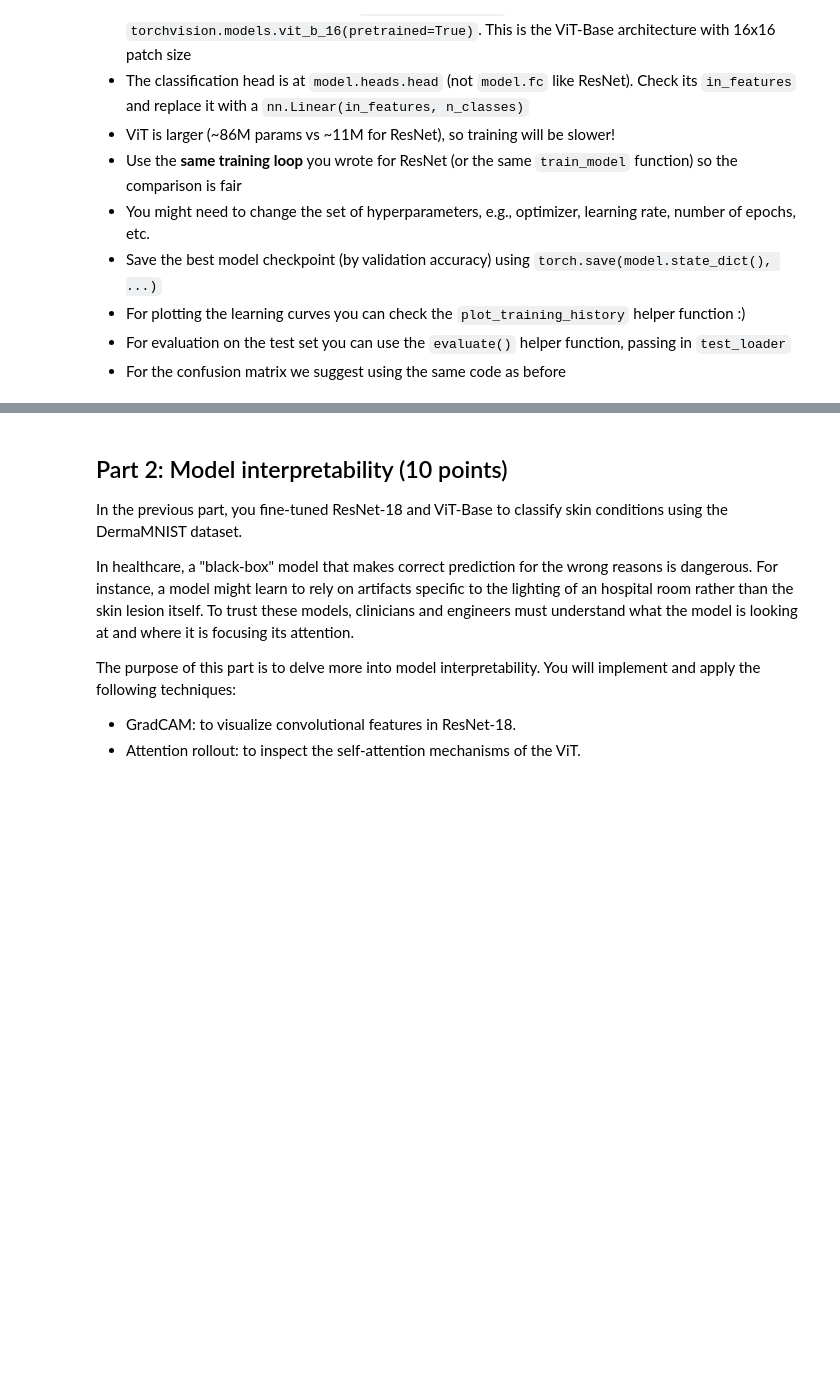
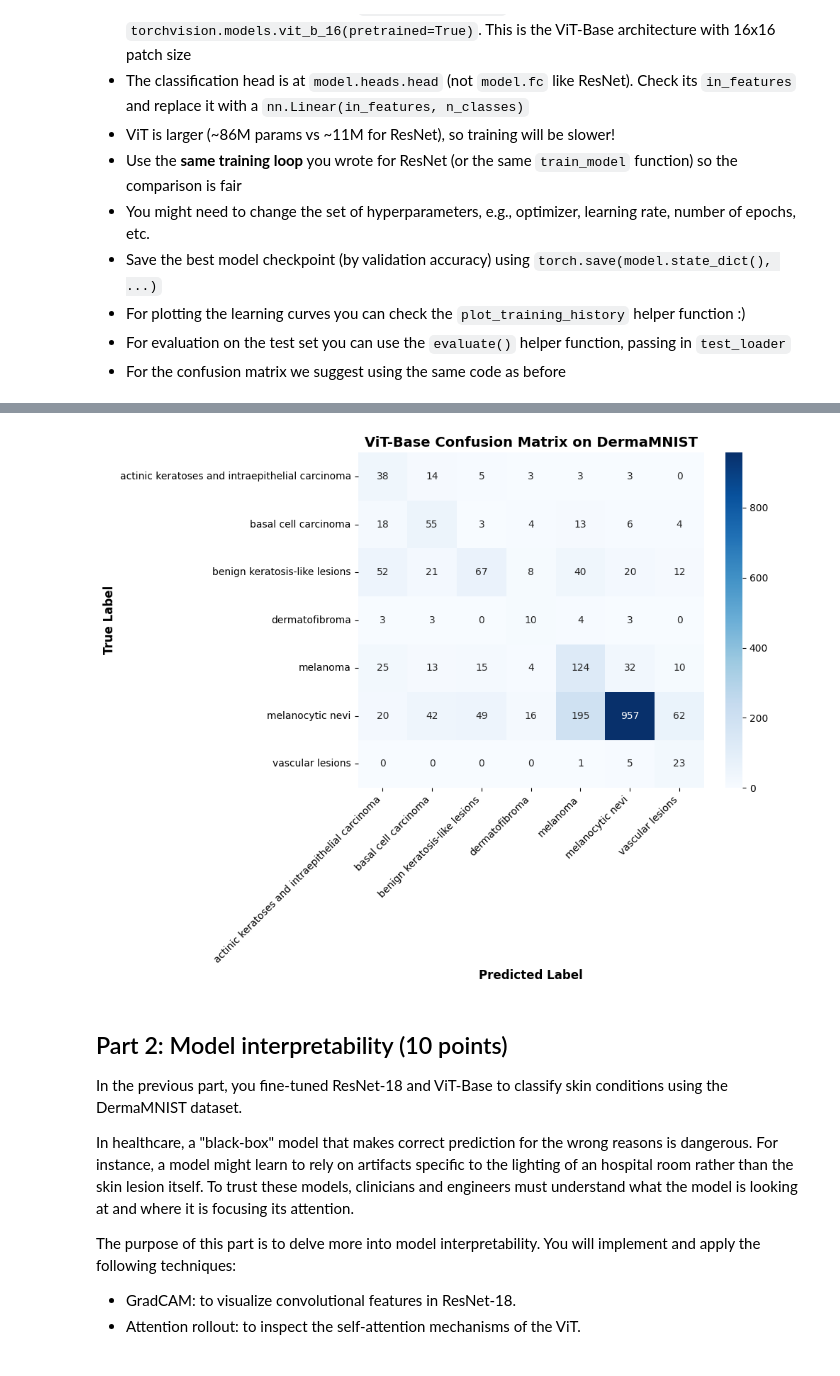
Before and after one commit to rutgervanrijswijck/ML-doctor, a Jupyter notebook: Final_Assignment_2026.ipynb, the cells around one changed output, grey strips where cells are left out. Cells and saved outputs as stored; diff of their text form; code cells hidden in the pictures; blank space fills up the shorter version.

```diff
--- a/Final_Assignment_2026.ipynb
+++ b/Final_Assignment_2026.ipynb
@@ -656,3 +828,14 @@ Accuracy alone can be misleading - especially on an imbalanced dataset like Derm
 # %%
 ### YOUR IMPLEMENTATION HERE (Evaluation on test set)
 # Check the `evaluate()` helper function above
+print("Evaluating ViT-Base on the Test Set...")
+
+vit_preds, vit_labels, vit_acc, vit_loss = evaluate(
+    model=vit_model,
+    data_loader=test_loader,
+    criterion=criterion,
+    device=CONFIG['device']
+)
+
+if vit_loss is not None:
+    print(f"Test Loss: {vit_loss:.4f}")
@@ -661,3 +846,23 @@ Accuracy alone can be misleading - especially on an imbalanced dataset like Derm
+# %%
+### YOUR IMPLEMENTATION HERE (Confusion matrix)
+
+# Create the confusion matrix for ViT
+cm_vit = confusion_matrix(vit_labels, vit_preds)
+
+plt.figure(figsize=(10, 8))
+sns.heatmap(cm_vit, annot=True, fmt='d', cmap='Blues', xticklabels=labels, yticklabels=labels)
+
+plt.ylabel('True Label', fontsize=12, fontweight='bold')
+plt.xlabel('Predicted Label', fontsize=12, fontweight='bold')
+plt.title('ViT-Base Confusion Matrix on DermaMNIST', fontsize=14, fontweight='bold')
+plt.xticks(rotation=45, ha='right')
+plt.yticks(rotation=0)
+
+plt.tight_layout()
+plt.savefig(os.path.join(base_dir, 'vit_base_confusion_matrix.png'), dpi=150, bbox_inches='tight')
+plt.show()
+# %% [output]
+[figure, added]
 # %% [markdown]
 ## Part 2: Model interpretability (10 points)
 
```
Also changed, not shown: parts of 15 cells of this notebook, 11 other files.
